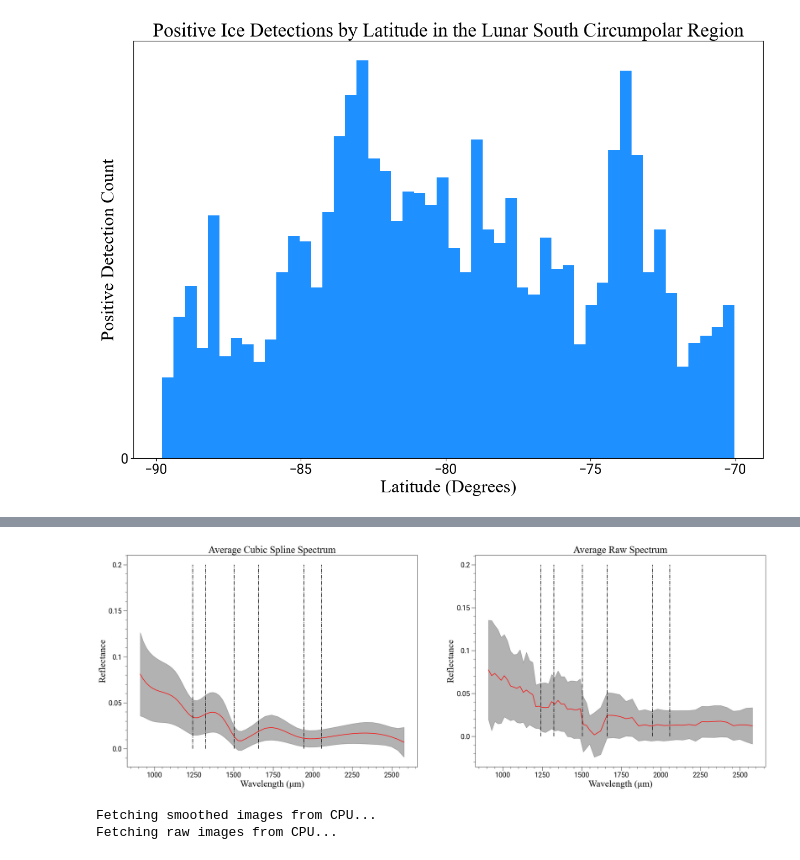
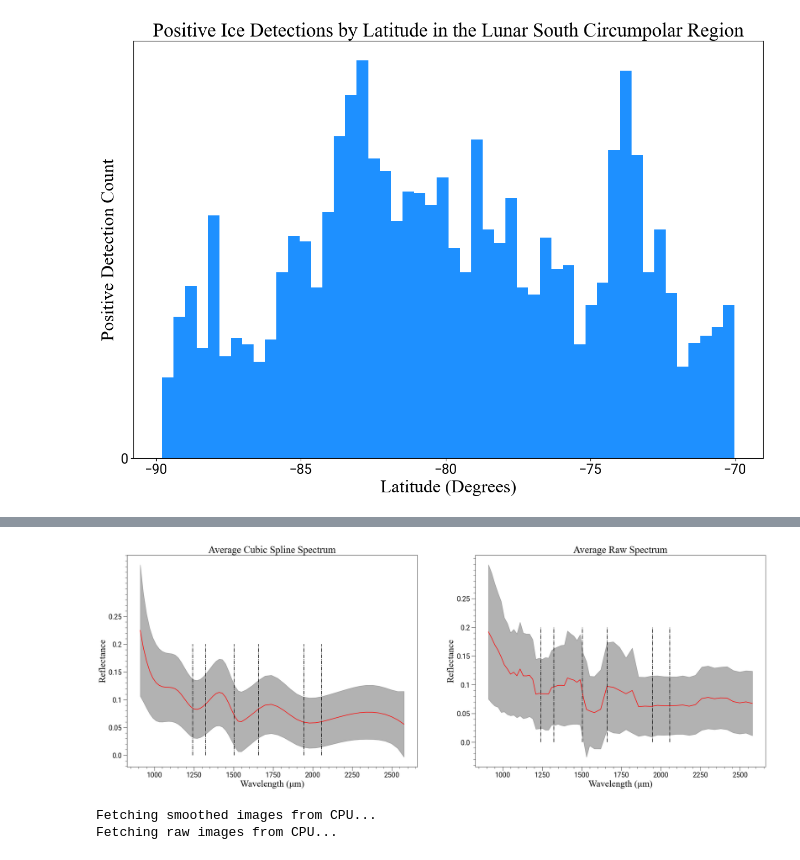
Before and after one commit to z-vig/M3_Pro, a Jupyter notebook: test.ipynb, the cells around one changed output, grey strips where cells are left out. Saved outputs shown, nothing was run; the diff lists cells and outputs as text; code cells hidden in the pictures.

```diff
--- a/test.ipynb
+++ b/test.ipynb
@@ -698,7 +705,7 @@ import os
 import os.path as path
 import time
 
-all_detect = pd.read_csv('D:/Data/Ice_Pipeline_Out_6-14-23/all_detections_15.csv')
+all_detect = pd.read_csv('D:/Data/Ice_Pipeline_Out_6-14-23/one_pct_band_depth_detections.csv')
 
 with open('D:/Data/Ice_Pipeline_Out_6-14-23/stampNames.txt') as f:
     stampNames = f.readlines()
@@ -709,12 +716,12 @@ corrected_image_folder_path = 'D:/Data/Ice_Pipeline_Out_6-14-23/rfl_correction'
 if 'smooth_images' not in locals():
     print ('Fetching smoothed images from CPU...')
     smooth_images = [tf.imread(path.join(smooth_image_folder_path,i)) for i in os.listdir(smooth_image_folder_path)]
-# if 'raw_images' not in locals():
-#     print ('Fetching raw images from CPU...')
-#     raw_images = [tf.imread(path.join(raw_image_folder_path,i)) for i in os.listdir(raw_image_folder_path)]
+if 'raw_images' not in locals():
+    print ('Fetching raw images from CPU...')
+    raw_images = [tf.imread(path.join(raw_image_folder_path,i)) for i in os.listdir(raw_image_folder_path)]
 if 'corrected_images' not in locals():
     print ('Fetching corrected images from CPU')
-    corrected_images = [tf.imread(path.join(corrected_image_folder_path))]
+    corrected_images = [tf.imread(path.join(corrected_image_folder_path,i)) for i in os.listdir(corrected_image_folder_path)]
 
 print (f'{len(smooth_images)} Smoothed Images and {len(corrected_images)} Corrected Images have been loaded!')
 
@@ -737,6 +760,7 @@ import matplotlib.pyplot as plt
 import matplotlib.ticker as tck
 import pandas as pd
 import numpy as np
+from get_USGS_H2OFrost import get_USGS_H2OFrost
 
 label_font = {'fontname':'Times New Roman','fontsize':24}
 tick_font = {'fontname':'Roboto','fontsize':18}
@@ -747,35 +771,37 @@ avg_smooth_spec = np.mean(all_spectra_array,axis=0)
 std_smooth_spec = np.std(all_spectra_array,axis=0)
 avg_raw_spec = np.mean(all_raw_array,axis=0)
 std_raw_spec = np.std(all_raw_array,axis=0)
+
+usgs_spec = get_USGS_H2OFrost()
 
 fig,axList = plt.subplots(1,2,figsize=(30,10))
 axList[0].plot(wvl,avg_smooth_spec,color='red')
 axList[0].fill_between(wvl,avg_smooth_spec-std_smooth_spec,avg_smooth_spec+std_smooth_spec,color='k',alpha=0.3)
 axList[0].set_title('Average Cubic Spline Spectrum',title_font)
 axList[0].set_yticks(np.arange(0,0.3,0.05),np.around(np.arange(0,0.3,0.05),2),**tick_font)
 axList[0].yaxis.set_minor_locator(tck.MultipleLocator(0.01))
 for lo,hi in zip([1242,1503,1945],[1323,1659,2056]):
     axList[0].vlines([lo,hi],0,0.2,color='k',ls='dashdot')
 
 axList[1].plot(wvl,avg_raw_spec,color='red')
 axList[1].fill_between(wvl,avg_raw_spec-std_raw_spec,avg_raw_spec+std_raw_spec,color='k',alpha=0.3)
 axList[1].set_title('Average Raw Spectrum',title_font)
 axList[1].set_yticks(np.arange(0,0.3,0.05),np.around(np.arange(0,0.3,0.05),2),**tick_font)
 axList[1].yaxis.set_minor_locator(tck.MultipleLocator(0.01))
 for lo,hi in zip([1242,1503,1945],[1323,1659,2056]):
     axList[1].vlines([lo,hi],0,0.2,color='k',ls='dashdot')
 
 for ax in axList:
     ax.set_xticks(range(1000,2750,250),range(1000,2750,250),**tick_font)
     ax.set_xlabel('Wavelength (\u03Bcm)',label_font)
     ax.set_ylabel('Reflectance',label_font)
     ax.xaxis.set_minor_locator(tck.MultipleLocator(50))
     ax.tick_params(length=10)
     ax.tick_params('both',which='minor',length=5)
 
-#plt.savefig('D:/Ice_Locations_Figures/Mean_Spec_15SPA.png',dpi=400)
+plt.savefig('D:/Ice_Locations_Figures/Mean_Spec_onepct_bd.png',dpi=400)
 # %% [output]
-[figure, old version]
+[figure, new version]
 # %%
 import os
 import os.path as path
```
Also changed, not shown: parts of 10 cells of this notebook, 13 other files.
